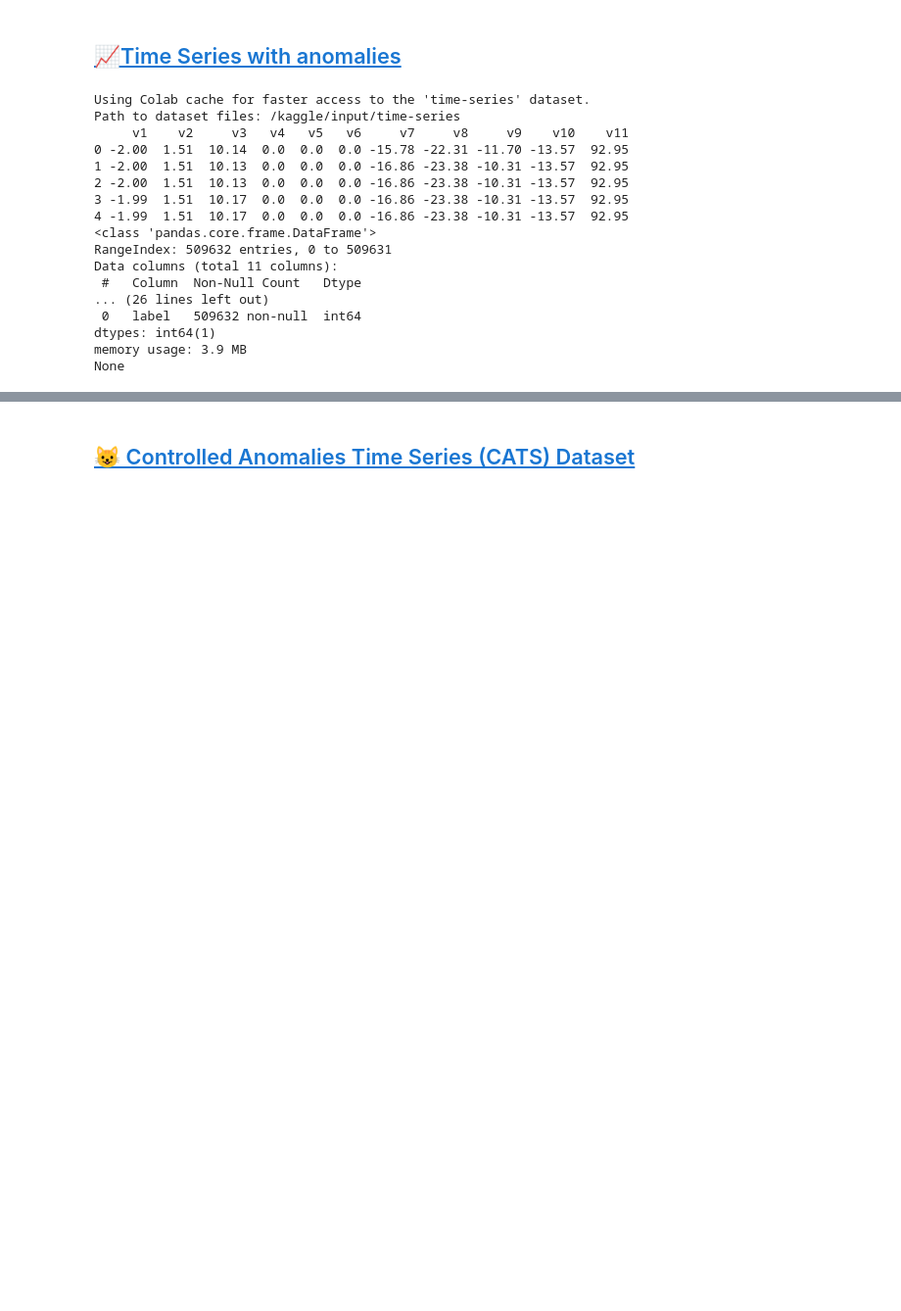
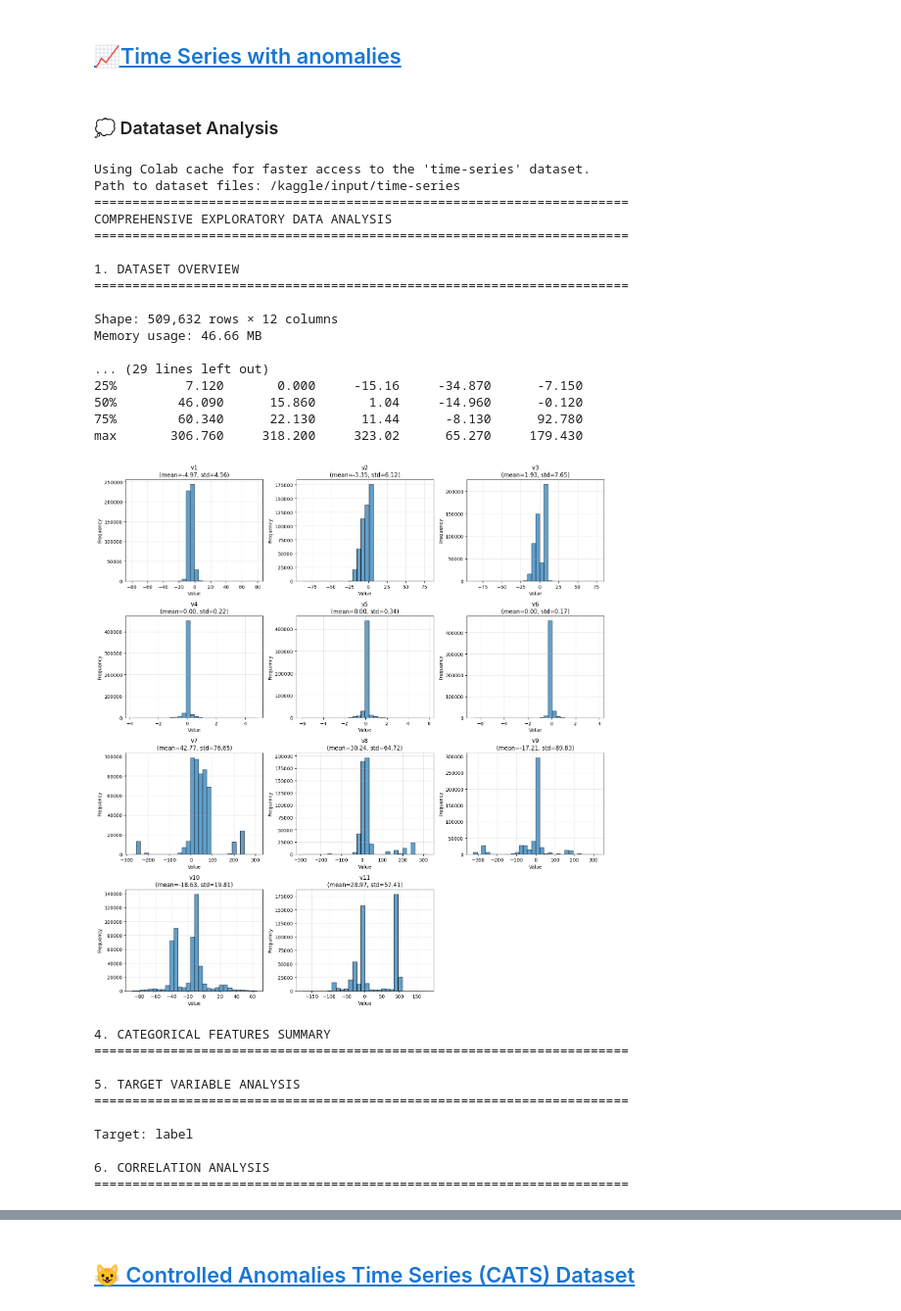
Before and after one commit to julersepnio/dbscan-eval, a Jupyter notebook: notebooks/experiments/01_Dataset_Search_&_Evaluation.ipynb, the cells around one changed output, grey strips where cells are left out. Shown at 98% size. Saved outputs shown, nothing was run; the diff lists cells and outputs as text; code cells hidden in the pictures; blank space fills up the shorter version.

```diff
--- a/notebooks/experiments/01_Dataset_Search_&_Evaluation.ipynb
+++ b/notebooks/experiments/01_Dataset_Search_&_Evaluation.ipynb
@@ -55,38 +97,51 @@ None
 # %% [markdown]
 ## [📈Time Series with anomalies](https://www.kaggle.com/datasets/drscarlat/time-series/data)
+# %% [markdown]
+### 💭 Datataset Analysis
 # %%
 import kagglehub
 import pandas as pd
+from comprehensive_eda import comprehensive_eda
 
 # Download latest version
 path = kagglehub.dataset_download("drscarlat/time-series")
 
 print("Path to dataset files:", path)
 
 # Load Raw Data
 time_series_df = pd.read_csv(path + '/TimeSeries.csv')
+labels_df = pd.read_csv(path + '/labelsTimeSeries.csv')
 
-print(time_series_df.head())
-print(time_series_df.info())
+complete_time_series_df = time_series_df.join(labels_df)
 
-labels_df = pd.read_csv(path + '/labelsTimeSeries.csv')
-print(labels_df.head())
-print(labels_df.info())
+# Run the comprehensive EDA given
+comprehensive_eda(complete_time_series_df, target_col='label')
 # %% [output]
 Using Colab cache for faster access to the 'time-series' dataset.
 Path to dataset files: /kaggle/input/time-series
-     v1    v2     v3   v4   v5   v6     v7     v8     v9    v10    v11
-0 -2.00  1.51  10.14  0.0  0.0  0.0 -15.78 -22.31 -11.70 -13.57  92.95
-1 -2.00  1.51  10.13  0.0  0.0  0.0 -16.86 -23.38 -10.31 -13.57  92.95
-2 -2.00  1.51  10.13  0.0  0.0  0.0 -16.86 -23.38 -10.31 -13.57  92.95
-3 -1.99  1.51  10.17  0.0  0.0  0.0 -16.86 -23.38 -10.31 -13.57  92.95
-4 -1.99  1.51  10.17  0.0  0.0  0.0 -16.86 -23.38 -10.31 -13.57  92.95
-<class 'pandas.core.frame.DataFrame'>
-RangeIndex: 509632 entries, 0 to 509631
-Data columns (total 11 columns):
- #   Column  Non-Null Count   Dtype
-... (26 lines left out)
- 0   label   509632 non-null  int64
-dtypes: int64(1)
-memory usage: 3.9 MB
-None
+======================================================================
+COMPREHENSIVE EXPLORATORY DATA ANALYSIS
+======================================================================
+
+1. DATASET OVERVIEW
+======================================================================
+
+Shape: 509,632 rows × 12 columns
+Memory usage: 46.66 MB
+
+... (29 lines left out)
+25%         7.120       0.000     -15.16     -34.870      -7.150
+50%        46.090      15.860       1.04     -14.960      -0.120
+75%        60.340      22.130      11.44      -8.130      92.780
+max       306.760     318.200     323.02      65.270     179.430
+[figure, added]
+4. CATEGORICAL FEATURES SUMMARY
+======================================================================
+
+5. TARGET VARIABLE ANALYSIS
+======================================================================
+
+Target: label
+
+6. CORRELATION ANALYSIS
+======================================================================
```
Also changed, not shown: parts of 12 cells of this notebook, 1 other file.
